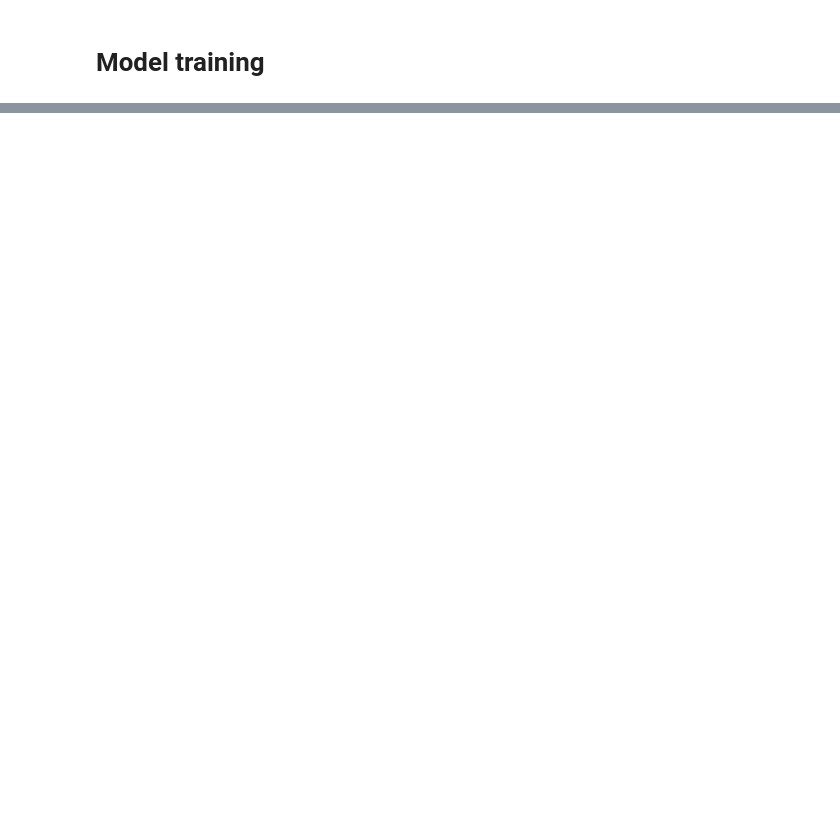
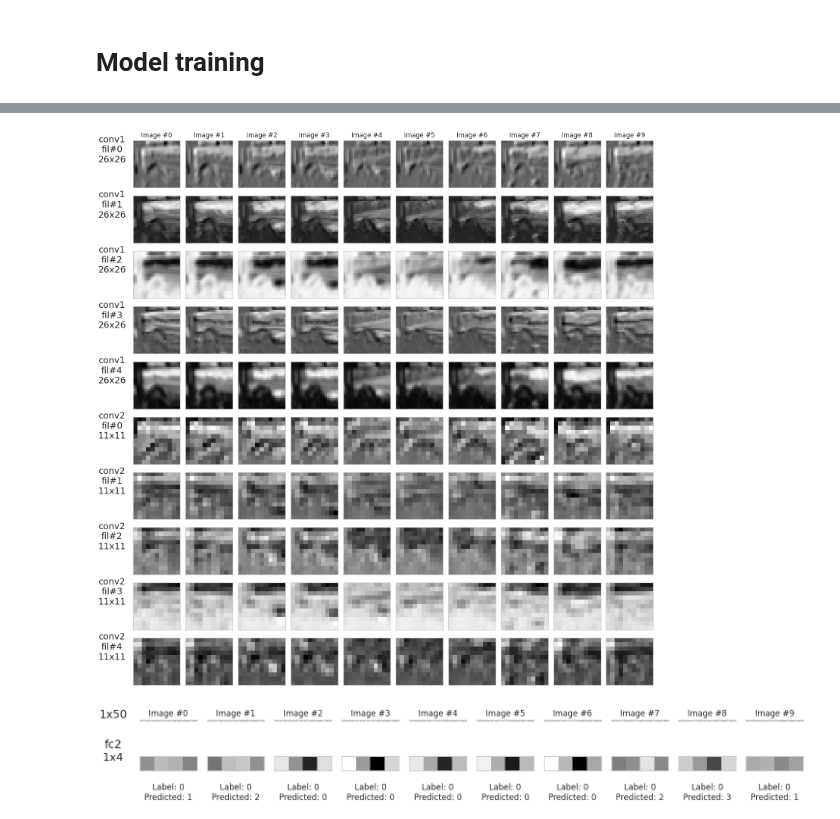
Before and after one commit to TomazFilgueira/UFRN-ML-2025-1-AutoParts_Classification, a Jupyter notebook: Iracing_classification.ipynb, the cells around one changed output, grey strips where cells are left out. Drawn from its saved outputs; the diff is of its cells as text; code cells hidden in the pictures; blank space fills up the shorter version.

```diff
--- a/Iracing_classification.ipynb
+++ b/Iracing_classification.ipynb
@@ -834,0 +809,22 @@ arch_cnn2.save_checkpoint('model_train_cnn2.pth')
+# %%
+featurizer_layers = ['conv1','conv2', 'relu1', 'maxp1','maxp2', 'flatten']
+classifier_layers = ['fc1', 'relu2', 'fc2']
+
+arch_cnn2.attach_hooks(
+  layers_to_hook=featurizer_layers + classifier_layers
+)
+
+images_batch, labels_batch = next(iter(val_loader))
+logits = arch_cnn2.predict(images_batch)
+predicted = np.argmax(logits, 1)
+
+arch_cnn2.remove_hooks()
+# %%
+with plt.style.context('seaborn-v0_8-whitegrid'):
+    fig_maps1 = arch_cnn2.visualize_outputs(featurizer_layers)
+    fig_maps2 = arch_cnn2.visualize_outputs(
+                  classifier_layers, y=labels_batch, yhat=predicted
+                )
+# %% [output]
+[figure, added]
+[figure, added]
```
Also changed, not shown: parts of 15 cells of this notebook, 3 other files.
